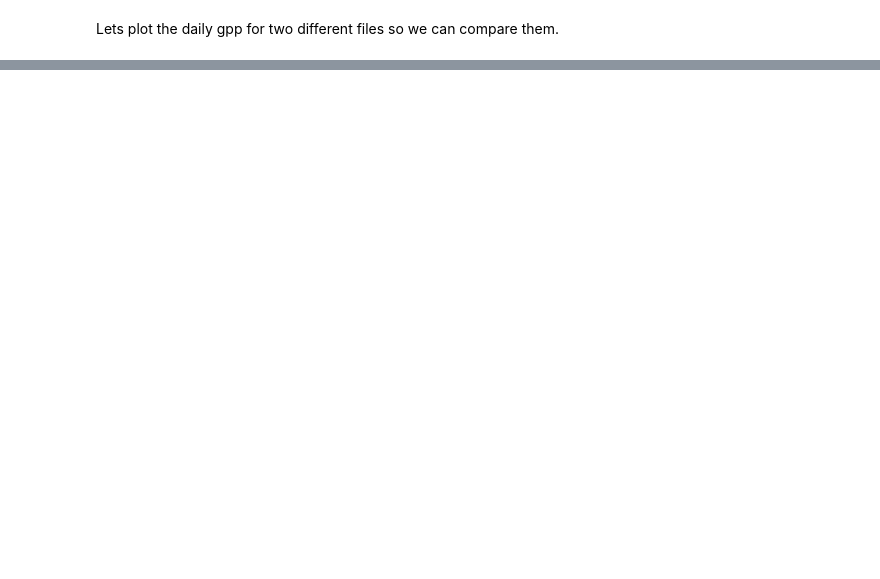
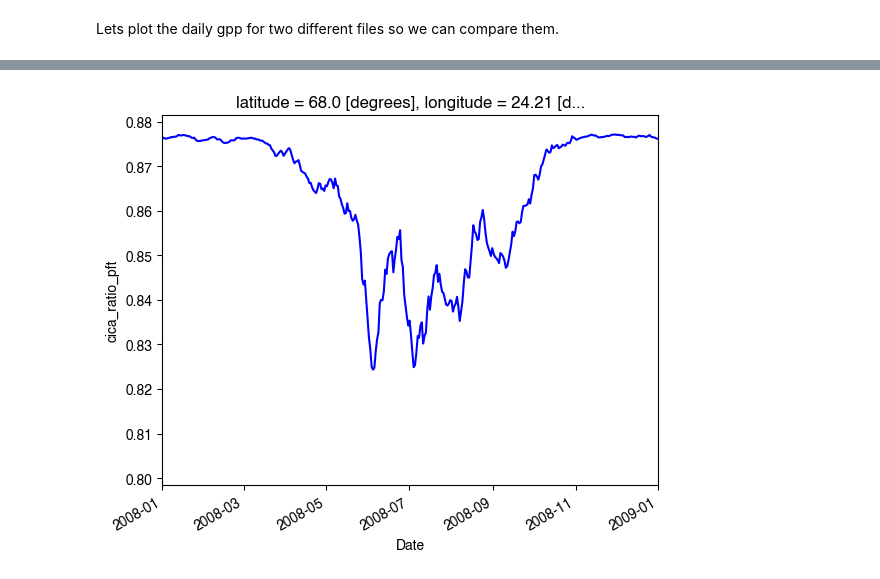
Before and after one commit to CaleBaguley/JULES-plotting-and-analysis-code, a Jupyter notebook: notebooks/File load and plot test.ipynb, the cells around one changed output, grey strips where cells are left out. Drawn from its saved outputs; the diff is of its cells as text; code cells hidden in the pictures; blank space fills up the shorter version.

```diff
--- a/notebooks/File load and plot test.ipynb
+++ b/notebooks/File load and plot test.ipynb
@@ -70,0 +91,4 @@ plot_daily_gpp(data_2, 'gpp_gb_g_pertimestep', smoothing = 10, x_range = [date(2
+# %%
+plot_col_at_daily_time(data.isel(pft=0), 'cica_ratio_pft', time='12:00:00', x_range = [date(2008,1,1),date(2009,1,1)], smoothing = 10)
+# %% [output]
+[figure, added]
```
Also changed, not shown: parts of 8 cells of this notebook.
